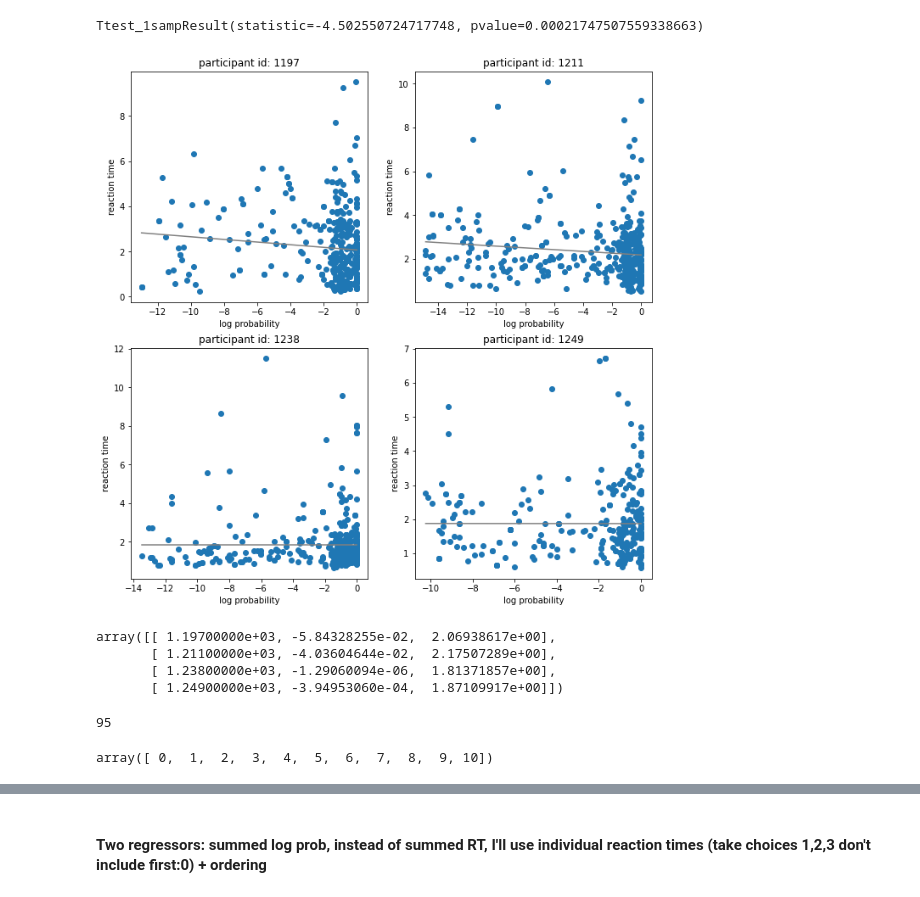
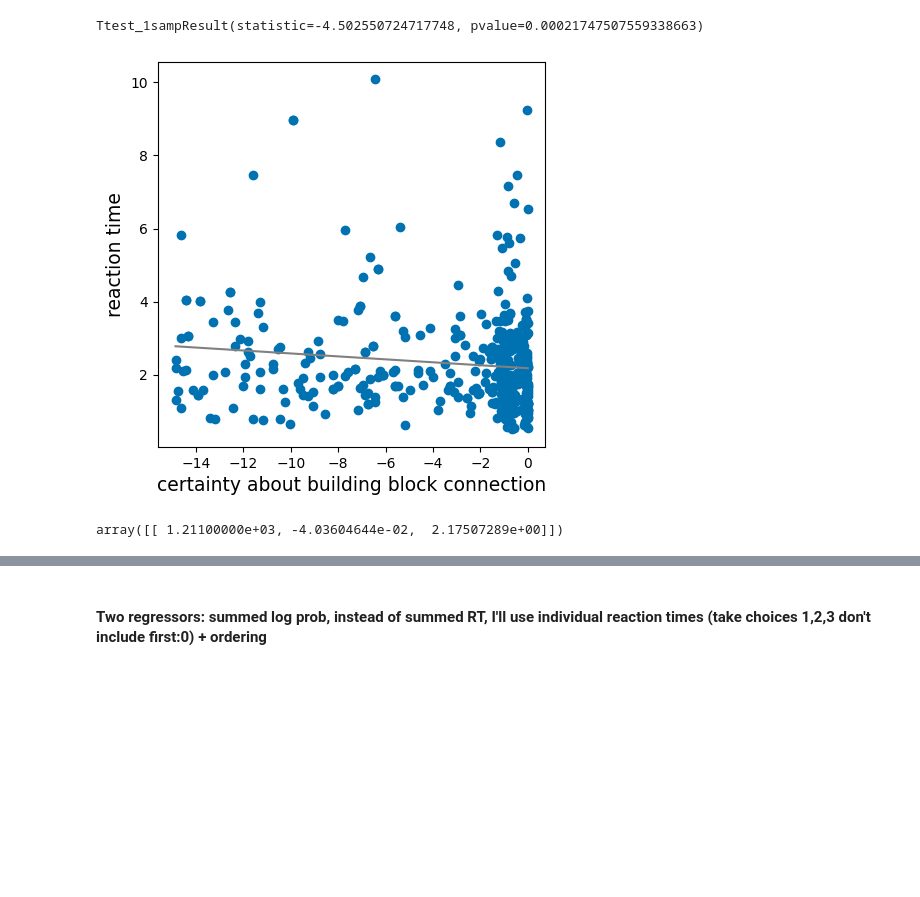
Before and after one commit to Kathleen-Medriano/Cactus, a Jupyter notebook: codes/tangram-generalization.ipynb, the cells around one changed output, grey strips where cells are left out. Saved outputs shown, nothing was run; the diff lists cells and outputs as text; code cells hidden in the pictures; blank space fills up the shorter version.

```diff
--- a/codes/tangram-generalization.ipynb
+++ b/codes/tangram-generalization.ipynb
@@ -402,6 +408,8 @@ distances_exp_4_df.insert(0, "Tangram against navigation", graph)
 distances_exp_4_df
 # %%
 # Correlation among similarity measures (limited adjacencies)
+
+plt.style.use('seaborn')
 
 ax = plt.axes()
 sns.heatmap(distances_exp_4_df.corr(), cmap='viridis', annot=True, vmax=1, vmin=0, ax=ax)
@@ -443,15 +451,17 @@ distances_exp_4_df.to_csv(os.path.join(base,"tests","dataframes","dist.csv"),ind
 distances_exp_4_df_norm.to_csv(os.path.join(base,"tests","dataframes","normed_dist.csv"),index=False)
 # %%
 fig, ax = plt.subplots()
+
+plt.style.use('default')
 
 ax = sns.lineplot(data=distances_exp_4_df_norm, x="Hamming" , y="Group mean navigation task", label="Hamming", marker="o")
 #ax1 = sns.lineplot(data=distances_exp_4_df_norm, x="HammingIpsenMikhailov" , y="group mean per graph", label="HammingIpsenMikhailov", marker="o")
 ax1 = sns.lineplot(data=distances_exp_4_df_norm, x="NetSimile" , y="Group mean navigation task", label="NetSimile", marker="o")
 ax2 = sns.lineplot(data=distances_exp_4_df_norm, x="DeltaCon" , y="Group mean navigation task", label="DeltaCon", marker="o")
 
-ax.set_title('Generalization as a function of similarity')
-ax.set_xlabel('Normalized graph distance (i.e similarity)')
-ax.set_ylabel('Group mean performance in navigation task')
+ax.set_title('Generalization as a function of similarity', fontsize=14)
+ax.set_xlabel('Normalized graph distance (i.e similarity)', fontsize=14)
+ax.set_ylabel('Group mean performance in navigation task', fontsize=14)
 
 plt.gcf().set_size_inches(8, 7)
 # %% [output]
@@ -743,9 +753,9 @@ ax = plt.axes()
 
 sns.lineplot(data=mod_nav_mean_df)
 
-ax.set_title('Reward rate of groups in the navigation task')
-ax.set_xlabel('Trial')
-ax.set_ylabel('Reward rate')
+ax.set_title('Reward rate of groups in the navigation task', fontsize=14)
+ax.set_xlabel('Trial', fontsize=14)
+ax.set_ylabel('Reward rate', fontsize=14)
 ax.set_ylim(0,0.7)
 ax.legend(loc=2)
 
@@ -1150,7 +1160,7 @@ print(stats.ttest_1samp(coeffs_, 0))
 # %% [output]
 Ttest_1sampResult(statistic=-4.502550724717748, pvalue=0.00021747507559338663)
 # %%
-ses_for_plot = [1197,1211,1238,1249]
+ses_for_plot = [1211]
 # %%
 %%capture --no-display
 
@@ -1158,10 +1168,12 @@ ses_for_plot = [1197,1211,1238,1249]
 
 indiv_param_indi = [] # param holder
 
+plt.style.use('default')
 # For plotting
 fig = plt.figure(figsize=[11,11])
 
 for k, ses_id in enumerate(ses_for_plot): # this is per participant
+    plt.style.use('seaborn-colorblind')
 
     trial_id_array = np.array(trial_sIDs_w_silhouette_rwd[trial_sIDs_w_silhouette_rwd["session_id"]==ses_id]["trial_id"])
     silhouette_array = np.array(trial_sIDs_w_silhouette_rwd[trial_sIDs_w_silhouette_rwd["session_id"]==ses_id]["silhouette"])
@@ -1197,48 +1209,37 @@ for k, ses_id in enumerate(ses_for_plot): # this is per participant
     # Regression
 
     reg2 = LinearRegression().fit(log_array,rt_array) ####### ask if i need to do a "moving regression"??
     param = [ses_id, reg2.coef_[0][0], reg2.intercept_[0]]
 
     indiv_param_indi.append(param)
 
     # Plot
     ax = fig.add_subplot(2, 2, k+1)
 
     # scatter
     rt = rt_array
     regressor = log_array
     ax.scatter(log_array, rt_array)
 
     # plot surface/line
     min_regressor = min(log_array)
     max_regressor = max(log_array)
 
     regressor_lin = np.linspace(min_regressor, max_regressor, num=50) #connected
     rt_pred = reg2.predict(regressor_lin)
 
     ax.plot(regressor_lin, rt_pred, 'gray')
 
-    ax.set_title(f'participant id: {ses_id}')
-    ax.set_xlabel('log probability')
-    ax.set_ylabel('reaction time')
+    #ax.set_title(f'participant id: {ses_id}')
+    ax.set_xlabel('certainty about building block connection', fontsize=13.5)
+    ax.set_ylabel('reaction time', fontsize=13.5)
+
+
 
 plt.show()
 indiv_param_indi = np.array(indiv_param_indi)
 
 indiv_param_indi
 # %% [output]
-[figure, old version]
+[figure, new version]
-array([[ 1.19700000e+03, -5.84328255e-02,  2.06938617e+00],
-       [ 1.21100000e+03, -4.03604644e-02,  2.17507289e+00],
-       [ 1.23800000e+03, -1.29060094e-06,  1.81371857e+00],
-       [ 1.24900000e+03, -3.94953060e-04,  1.87109917e+00]])
+array([[ 1.21100000e+03, -4.03604644e-02,  2.17507289e+00]])
-# %%
-# Only the correc trial ids
-
-len(posterior_dict.keys())
-# %% [output]
-95
-# %%
-np.arange(15)[:11]
-# %% [output]
-array([ 0,  1,  2,  3,  4,  5,  6,  7,  8,  9, 10])
```
Also changed, not shown: parts of 15 cells of this notebook, 21 other files.
